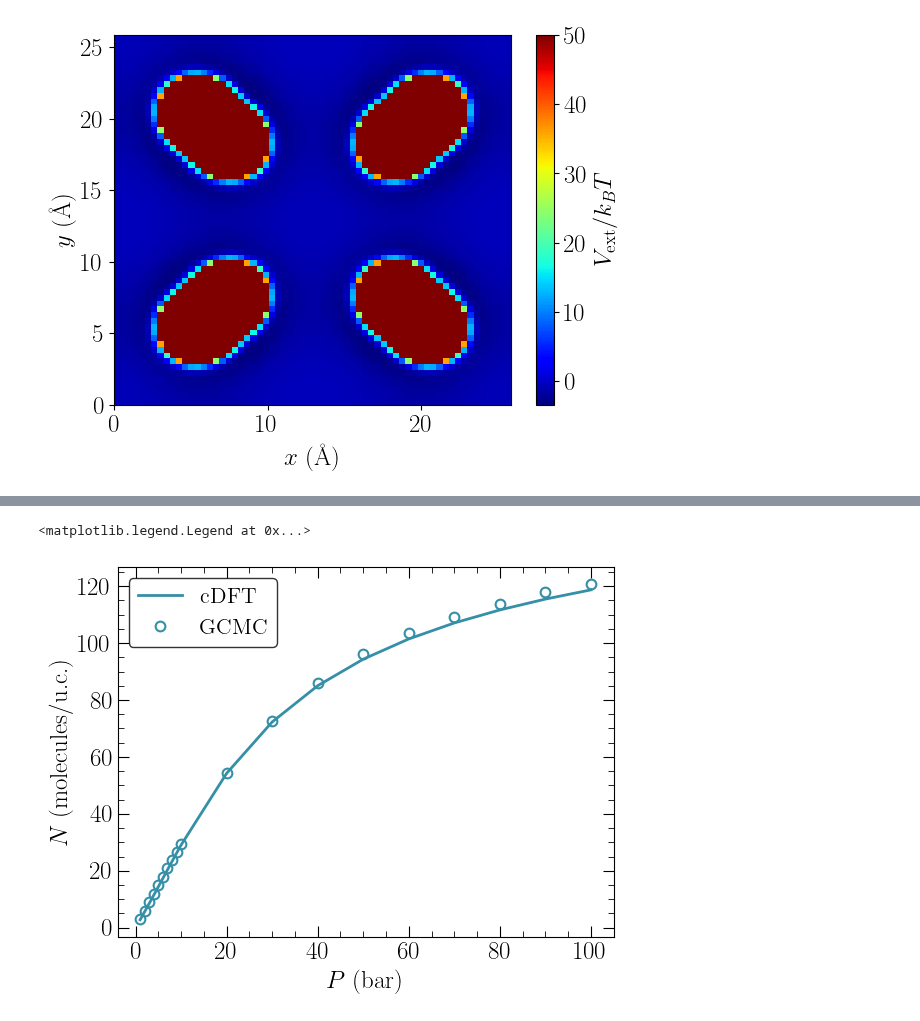
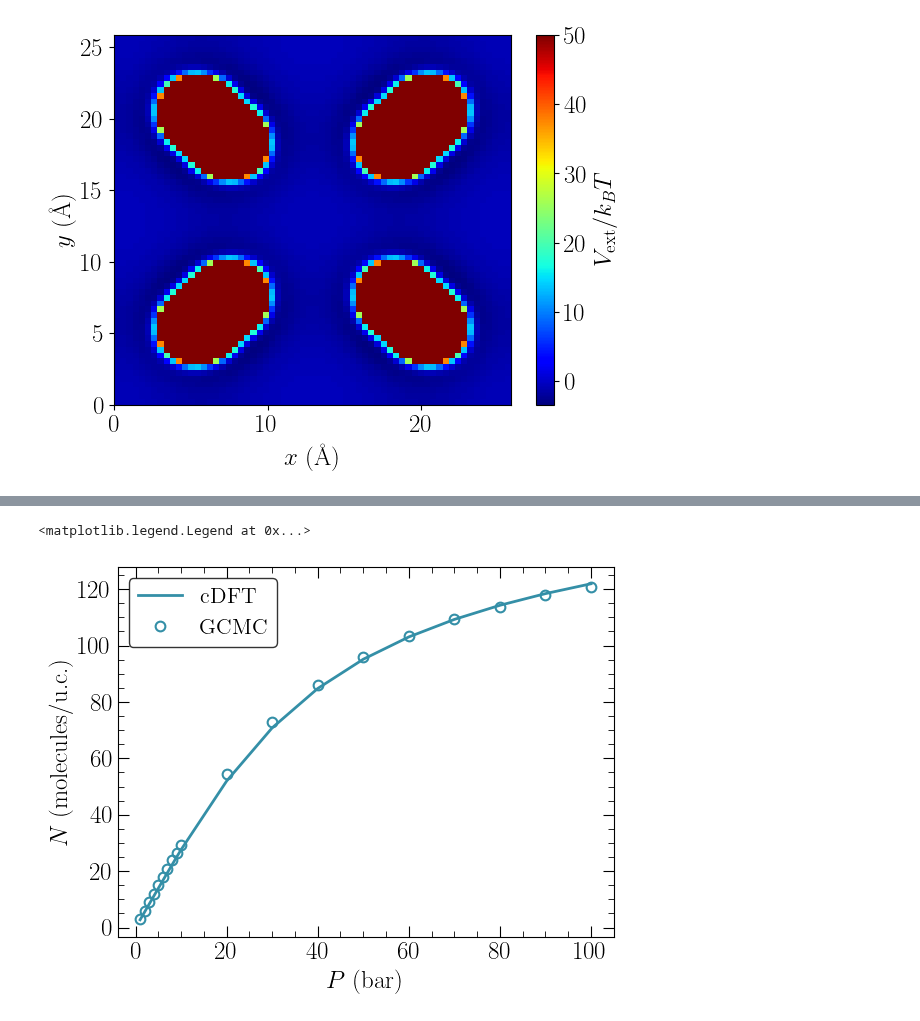
Before and after one commit to lucas-j-santos/LJS-cDFT, a Jupyter notebook: examples/methane_irmof-1.ipynb, the cells around one changed output, grey strips where cells are left out. Cells and saved outputs as stored; diff of their text form; code cells hidden in the pictures.

```diff
--- a/examples/methane_irmof-1.ipynb
+++ b/examples/methane_irmof-1.ipynb
@@ -47,19 +46,18 @@ def lj_potential(r,sigma,epsilon):
         V = 4.0*epsilon*((sigma/r)**12-(sigma/r)**6)
     return V
 
-Vext = np.zeros((dft.Nc, points[0], points[1], points[2]), dtype=np.float64)
-for i in range(dft.Nc):
-    for k, site in enumerate(structure):
-        sigmasf = float(0.5*(sigma[i].numpy()+forcefield['sigma'][forcefield['type']==site.species_string]))
-        epsilonsf = float(np.sqrt(epsilon[i].numpy()*forcefield['epsilon'][forcefield['type']==site.species_string]))
-        rx = X-structure.cart_coords[k,0]
-        ry = Y-structure.cart_coords[k,1]
-        rz = Z-structure.cart_coords[k,2]
-        rx -= system_size[0]*(rx/system_size[0]).round()
-        ry -= system_size[1]*(ry/system_size[1]).round()
-        rz -= system_size[2]*(rz/system_size[2]).round()
-        r = np.sqrt(rx**2+ry**2+rz**2)
-        Vext[i] += m[i].numpy()*lj_potential(r,sigmasf,epsilonsf)
+Vext = np.zeros((points[0], points[1], points[2]), dtype=np.float64)
+for k, site in enumerate(structure):
+    sigmasf = float(0.5*(sigma+forcefield['sigma'][forcefield['type']==site.species_string]))
+    epsilonsf = float(np.sqrt(epsilon*forcefield['epsilon'][forcefield['type']==site.species_string]))
+    rx = X-structure.cart_coords[k,0]
+    ry = Y-structure.cart_coords[k,1]
+    rz = Z-structure.cart_coords[k,2]
+    rx -= system_size[0]*(rx/system_size[0]).round()
+    ry -= system_size[1]*(ry/system_size[1]).round()
+    rz -= system_size[2]*(rz/system_size[2]).round()
+    r = np.sqrt(rx**2+ry**2+rz**2)
+    Vext += lj_potential(r,sigmasf,epsilonsf)
 # %%
 plt.rcParams.update({'text.usetex':True,
 'font.family':'serif',
@@ -85,8 +83,8 @@ P = torch.hstack((torch.arange(1e5,1e6,1e5,dtype=torch.float64), torch.range(1e6
 bulk_density = torch.empty_like(P)
 composition = torch.tensor([1.0],dtype=torch.float64)
 
-eos = pcsaft(parameters, T)
-bulk_density[0] = eos.density(P[0],composition,'vap')
+eos = lj_eos(parameters, T)
+bulk_density[0] = eos.density(P[0],'vap')
 for i in range(1,len(P)):
-    bulk_density[i] = eos.density(P[i],composition,bulk_density[i-1])
+    bulk_density[i] = eos.density(P[i],bulk_density[i-1])
 # %%
@@ -94,10 +92,9 @@ dft.initial_condition(bulk_density[0],composition,Vext)
 # %%
-Nads = torch.empty((dft.Nc,len(P)),dtype=torch.float64)
+Nads = torch.empty(len(P),dtype=torch.float64)
 for i in range(len(P)):
-    dft.equilibrium_density_profile(bulk_density[i],composition,fmt='ASWB',
+    dft.equilibrium_density_profile(bulk_density[i],fmt='ASWB',
                                     solver='fire',alpha0=0.2,dt=0.1,tol=1e-6,logoutput=False)
-    for j in range(dft.Nc):
-        Nads[j,i] = dft.total_molecules[j]
-    print(dft.it,dft.error.numpy(),1e-5*P[i].numpy(),Nads[:,i].numpy())
+    Nads[i] = dft.total_molecules
+    print(dft.it,dft.error.numpy(),1e-5*P[i].numpy(),Nads[i].numpy())
     if np.isnan(dft.error.numpy()): break
 # %% [output]
@@ -123,29 +120,29 @@ for i in range(len(P)):
 # %%
 data = pd.read_pickle('data/isotherm_methane.pkl')
 
 import seaborn as sns
 
 colors = sns.color_palette("mako")
 
 plt.rcParams.update({'text.usetex':True,
 'font.family':'serif',
 #'figure.figsize':(7.9, 6.1)
 })
 
-plt.plot(P*1e-5, Nads[0], '-', color=colors[3], linewidth=2.0, label='cDFT')
+plt.plot(P*1e-5, Nads, '-', color=colors[3], linewidth=2.0, label='cDFT')
 plt.plot(data['pressure'], data['methane'], 'o', color=colors[3],markersize=7,markeredgewidth=1.5,mfc='none',label='GCMC')
 plt.xlabel(r'$P$ (bar)', fontsize=18)
 plt.ylabel(r'$N$ (molecules/u.c.)', fontsize=18)
 # plt.xlim([0.0,125])
 # plt.ylim([None,0.004])
 plt.minorticks_on()
 plt.tick_params(direction='in',right=True, top=True)
 plt.tick_params(labelsize=18)
 plt.tick_params(labelbottom=True, labeltop=False, labelright=False, labelleft=True)
 plt.tick_params(direction='in',which='minor', length=4, bottom=True, top=True, left=True, right=True)
 plt.tick_params(direction='in',which='major', length=8, bottom=True, top=True, left=True, right=True)
 plt.legend(fontsize=16, frameon=True, edgecolor='k')
 # plt.savefig('figures/isotherm_methane.pdf', bbox_inches='tight')
 # %% [output]
 <matplotlib.legend.Legend at 0x...>
-[figure, old version]
+[figure, new version]
```
Also changed, not shown: parts of 6 cells of this notebook, 5 other files.
